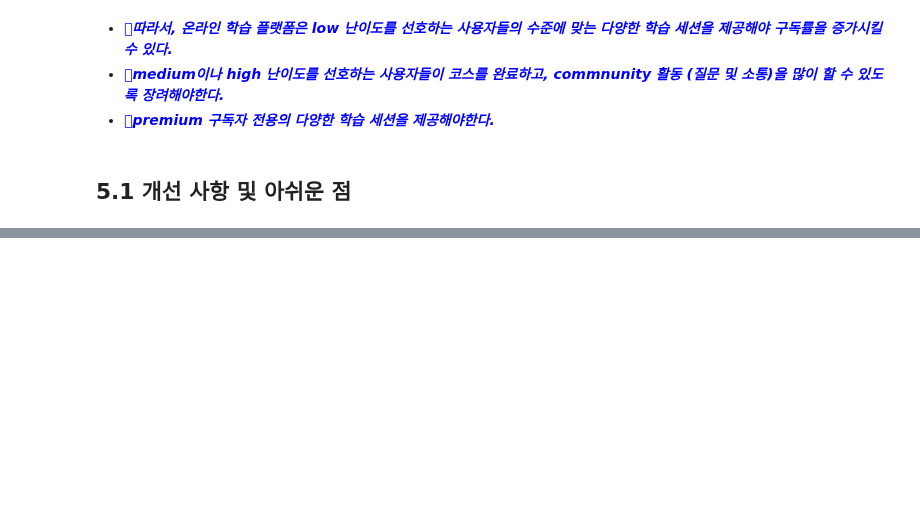
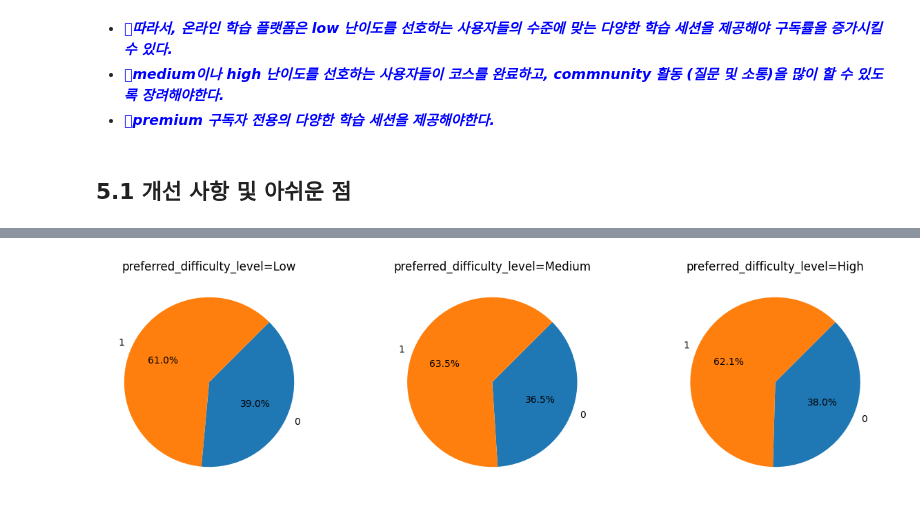
Before and after one commit to junmin98/WASSUP, a Jupyter notebook: Data_analysis/DA_Mini_Project_ljm.ipynb, the cells around one changed output, grey strips where cells are left out. Drawn from its saved outputs; the diff is of its cells as text; code cells hidden in the pictures; blank space fills up the shorter version.

```diff
--- a/Data_analysis/DA_Mini_Project_ljm.ipynb
+++ b/Data_analysis/DA_Mini_Project_ljm.ipynb
@@ -631,0 +669,12 @@ plt.show()
+# %%
+fig, axes = plt.subplots(1, 3, figsize=(15, 4))
+axes = axes.ravel()
+axes[0].pie(df_pdl_t.iloc[:, 0].dropna(), labels=list(df_pdl_t.dropna().index), autopct='%.1f%%', startangle=45, counterclock=False)
+axes[0].set_title('preferred_difficulty_level=Low')
+axes[1].pie(df_pdl_t.iloc[:, 1], labels=list(df_pdl_t.index), autopct='%.1f%%', startangle=45, counterclock=False)
+axes[1].set_title('preferred_difficulty_level=Medium')
+axes[2].pie(df_pdl_t.iloc[:, 2], labels=list(df_pdl_t.index), autopct='%.1f%%', startangle=45, counterclock=False)
+axes[2].set_title('preferred_difficulty_level=High')
+plt.show()
+# %% [output]
+[figure, added]
```
Also changed, not shown: parts of 12 cells of this notebook.
